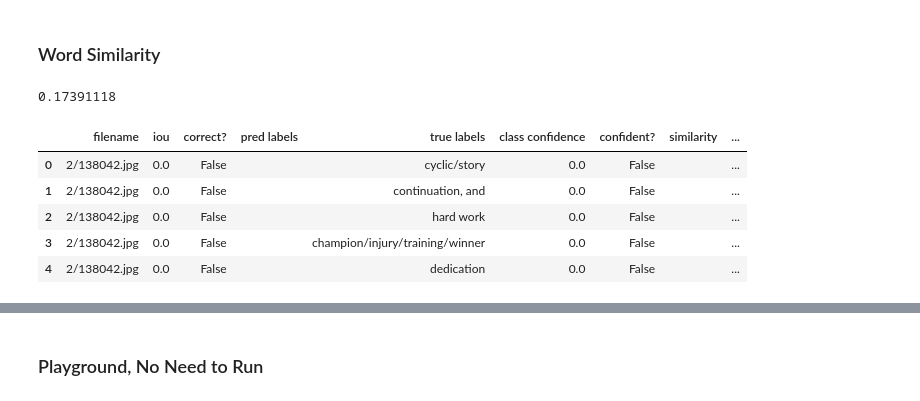
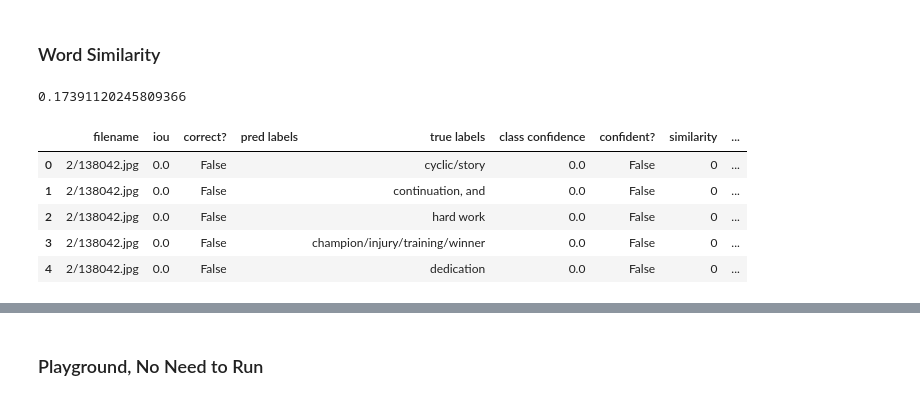
Before and after one commit to joeechua/Ads-Decoder_ext, a Jupyter notebook: bsight.ipynb, the cells around one changed output, grey strips where cells are left out. Cells and saved outputs as stored; diff of their text form; code cells hidden in the pictures.

```diff
--- a/bsight.ipynb
+++ b/bsight.ipynb
@@ -267,0 +329,4 @@ from gensim.models import KeyedVectors
+# %%
+cosine_sim(vec1, vec2)
+# %% [output]
+0.17391120245809366
@@ -270,17 +337,13 @@ similarity_model = KeyedVectors.load("glove-wiki-gigaword-300.model")
-# %%
-similarity_model.similarity("sex", "style")
-# %% [output]
-0.17391118
 # %%
-df = pd.read_csv('predres.csv', index_col=None, keep_default_na=False)
+df = pd.read_csv("sentiments_10CALS.csv", index_col=None, keep_default_na=False)
 df.head()
 # %% [output]
 |  | filename | iou | correct? | pred labels | true labels | class confidence | confident? | similarity | ... |
-| 0 | 2/138042.jpg | 0.0 | False |  | cyclic/story | 0.0 | False |  | ... |
-| 1 | 2/138042.jpg | 0.0 | False |  | continuation, and | 0.0 | False |  | ... |
-| 2 | 2/138042.jpg | 0.0 | False |  | hard work | 0.0 | False |  | ... |
-| 3 | 2/138042.jpg | 0.0 | False |  | champion/injury/training/winner | 0.0 | False |  | ... |
-| 4 | 2/138042.jpg | 0.0 | False |  | dedication | 0.0 | False |  | ... |
+| 0 | 2/138042.jpg | 0.0 | False |  | cyclic/story | 0.0 | False | 0 | ... |
+| 1 | 2/138042.jpg | 0.0 | False |  | continuation, and | 0.0 | False | 0 | ... |
+| 2 | 2/138042.jpg | 0.0 | False |  | hard work | 0.0 | False | 0 | ... |
+| 3 | 2/138042.jpg | 0.0 | False |  | champion/injury/training/winner | 0.0 | False | 0 | ... |
+| 4 | 2/138042.jpg | 0.0 | False |  | dedication | 0.0 | False | 0 | ... |
 # %%
 df["label same?"] = False
 df["similarity"] = float(0)
```
Also changed, not shown: parts of 45 cells of this notebook, 2 other files.
